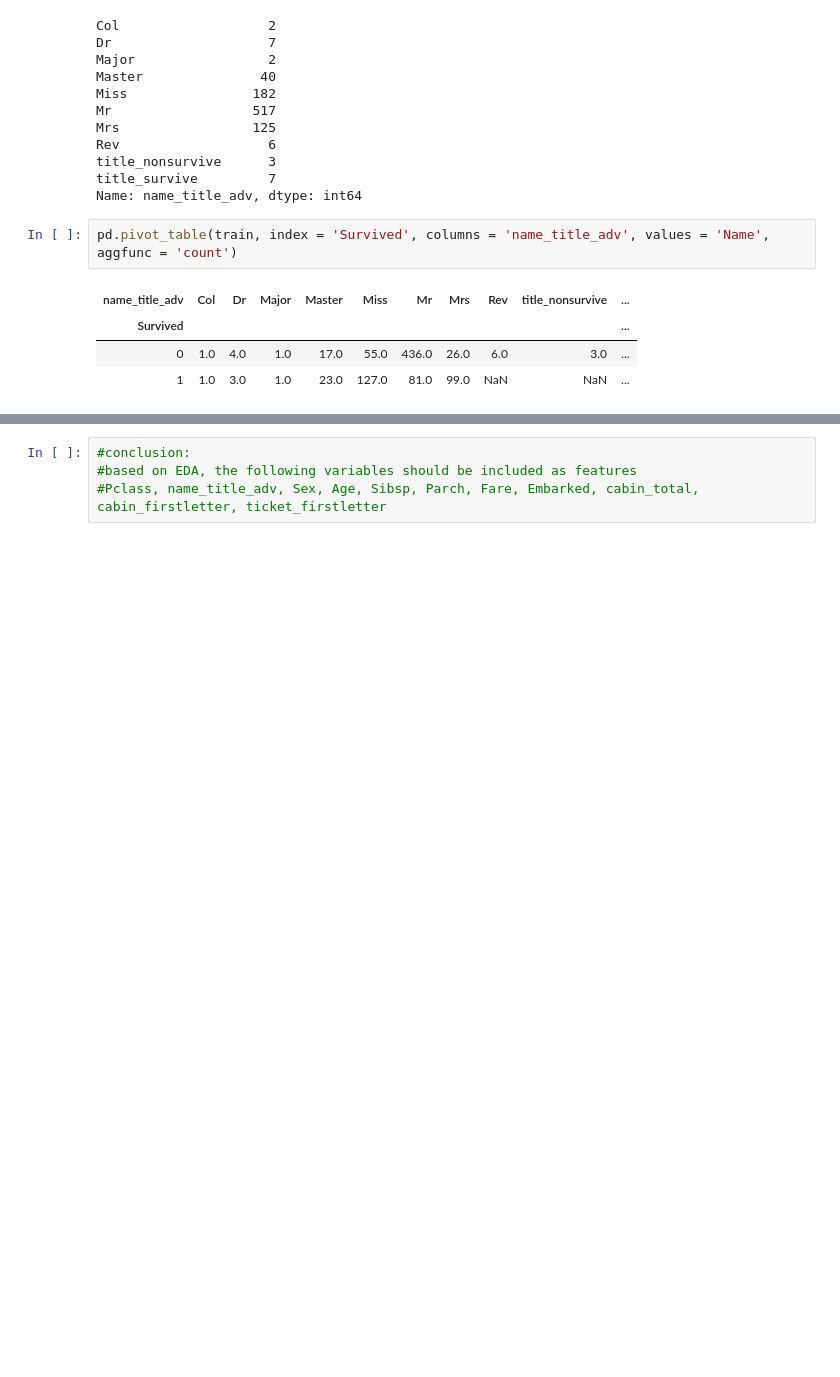
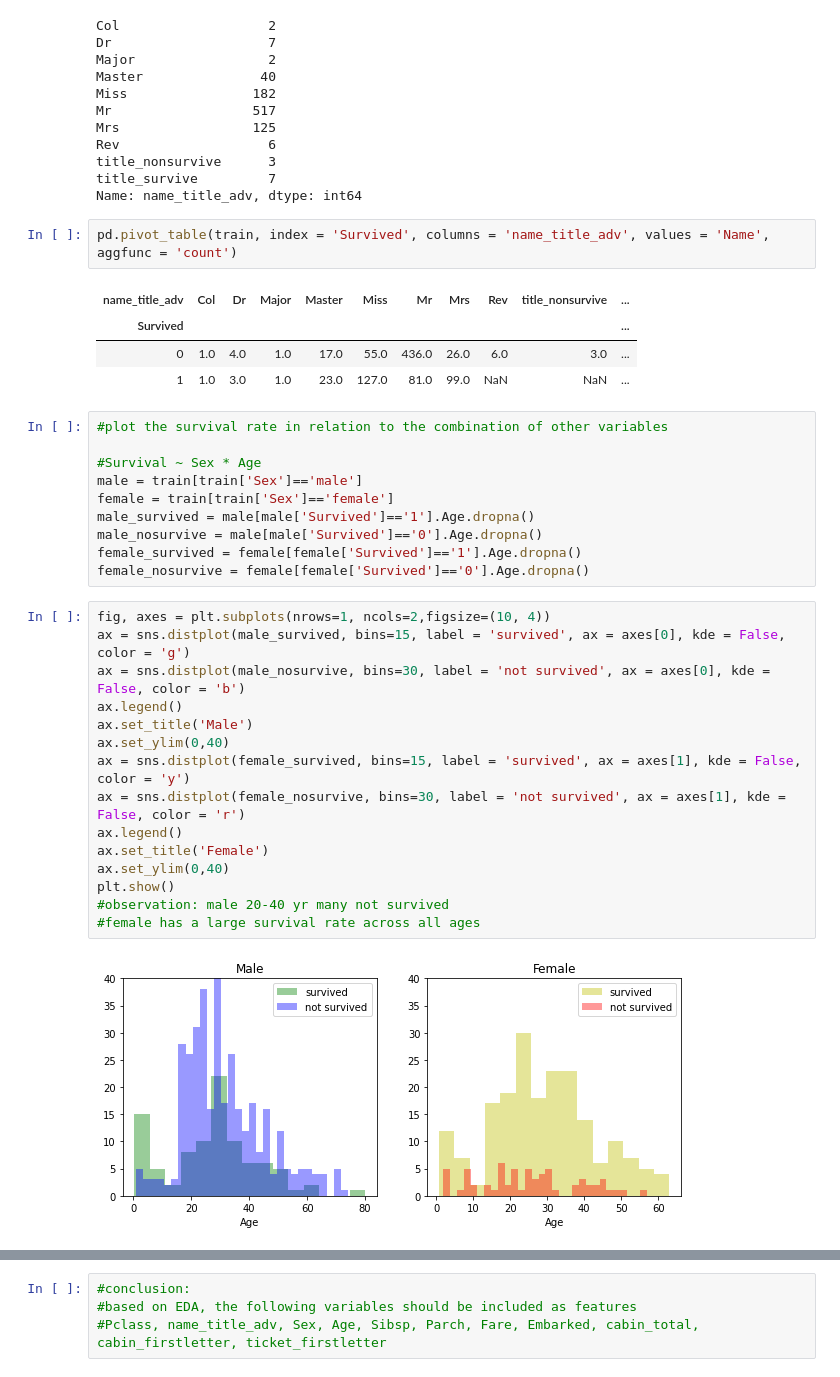
Before and after one commit to sindhri/titanic, a Jupyter notebook: titanic_EDA.ipynb, the cells around one changed output, grey strips where cells are left out. Cells and saved outputs as stored; diff of their text form; blank space fills up the shorter version.

```diff
--- a/titanic_EDA.ipynb
+++ b/titanic_EDA.ipynb
@@ -396,3 +399,30 @@ pd.pivot_table(train, index = 'Survived', columns = 'name_title_adv', values = '
 | Survived |  |  |  |  |  |  |  |  |  | ... |
 | 0 | 1.0 | 4.0 | 1.0 | 17.0 | 55.0 | 436.0 | 26.0 | 6.0 | 3.0 | ... |
 | 1 | 1.0 | 3.0 | 1.0 | 23.0 | 127.0 | 81.0 | 99.0 | NaN | NaN | ... |
+# %%
+#plot the survival rate in relation to the combination of other variables
+
+#Survival ~ Sex * Age
+male = train[train['Sex']=='male']
+female = train[train['Sex']=='female']
+male_survived = male[male['Survived']=='1'].Age.dropna()
+male_nosurvive = male[male['Survived']=='0'].Age.dropna()
+female_survived = female[female['Survived']=='1'].Age.dropna()
+female_nosurvive = female[female['Survived']=='0'].Age.dropna()
+# %%
+fig, axes = plt.subplots(nrows=1, ncols=2,figsize=(10, 4))
+ax = sns.distplot(male_survived, bins=15, label = 'survived', ax = axes[0], kde = False, color = 'g')
+ax = sns.distplot(male_nosurvive, bins=30, label = 'not survived', ax = axes[0], kde = False, color = 'b')
+ax.legend()
+ax.set_title('Male')
+ax.set_ylim(0,40)
+ax = sns.distplot(female_survived, bins=15, label = 'survived', ax = axes[1], kde = False, color = 'y')
+ax = sns.distplot(female_nosurvive, bins=30, label = 'not survived', ax = axes[1], kde = False, color = 'r')
+ax.legend()
+ax.set_title('Female')
+ax.set_ylim(0,40)
+plt.show()
+#observation: male 20-40 yr many not survived
+#female has a large survival rate across all ages
+# %% [output]
+[figure, added]
```
Also changed, not shown: parts of 19 cells of this notebook, 9 other files.
